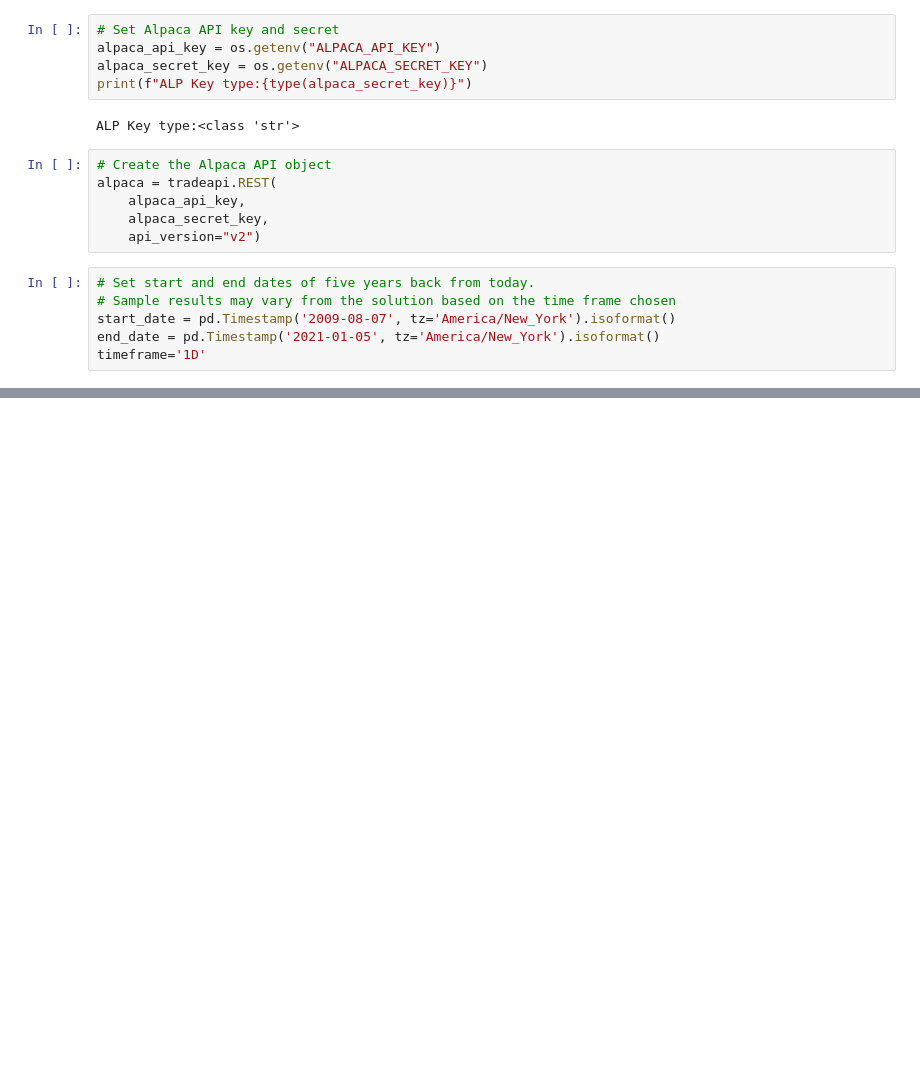
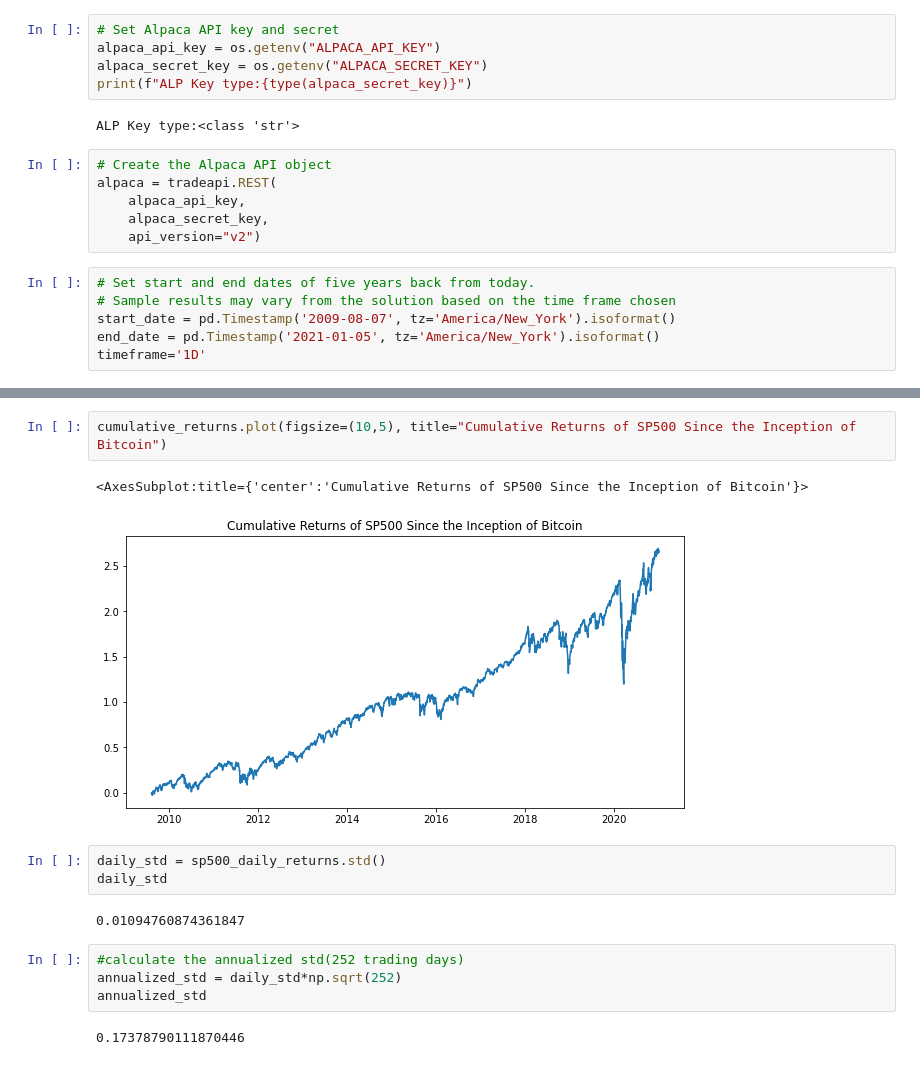
Before and after one commit to nospmah/fintech.group_project, a Jupyter notebook: notebooks/max_working.ipynb, the cells around one changed output, grey strips where cells are left out. Drawn from its saved outputs; the diff is of its cells as text; blank space fills up the shorter version.

```diff
--- a/notebooks/max_working.ipynb
+++ b/notebooks/max_working.ipynb
@@ -49,0 +96,16 @@ df_stock_data.head()
+# %%
+cumulative_returns.plot(figsize=(10,5), title="Cumulative Returns of SP500 Since the Inception of Bitcoin")
+# %% [output]
+<AxesSubplot:title={'center':'Cumulative Returns of SP500 Since the Inception of Bitcoin'}>
+[figure, added]
+# %%
+daily_std = sp500_daily_returns.std()
+daily_std
+# %% [output]
+0.01094760874361847
+# %%
+#calculate the annualized std(252 trading days)
+annualized_std = daily_std*np.sqrt(252)
+annualized_std
+# %% [output]
+0.17378790111870446
```
Also changed, not shown: parts of 11 cells of this notebook.
